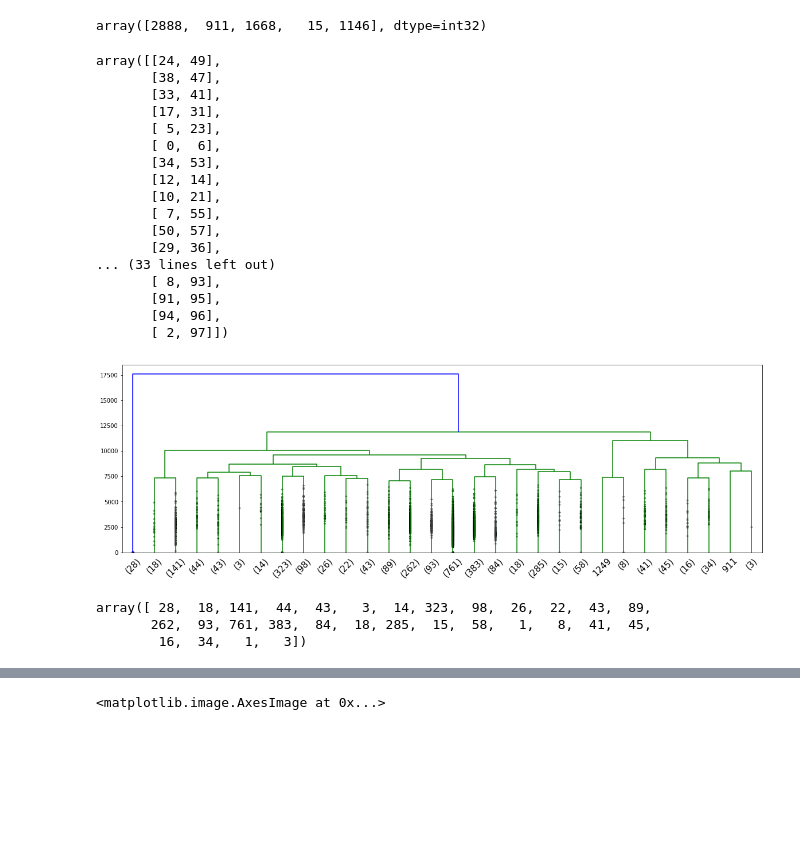
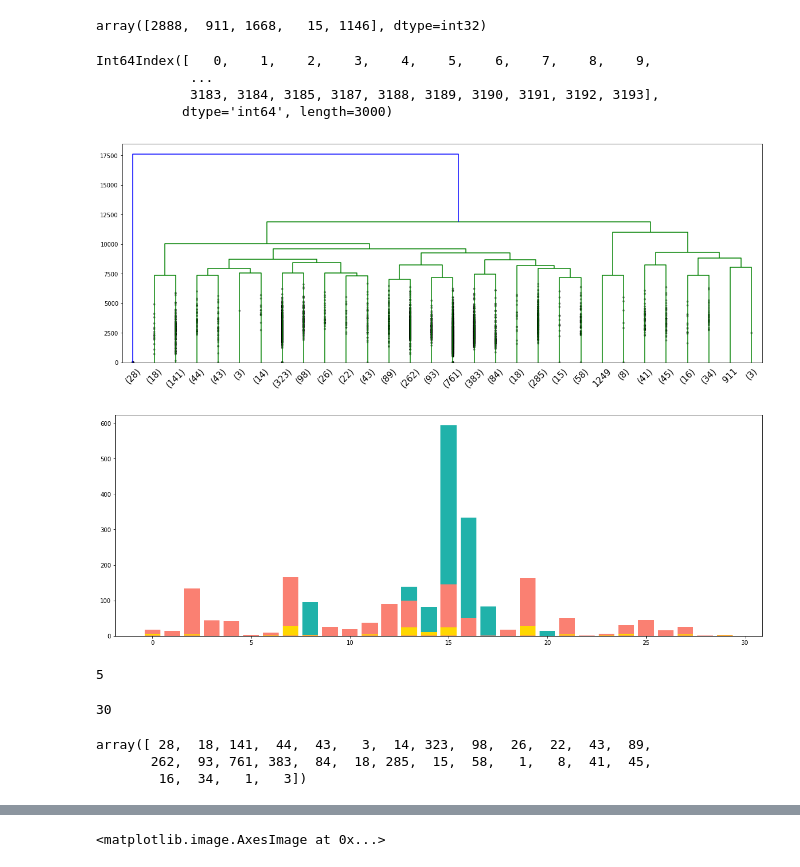
Before and after one commit to kellystroh/Clothing-Classification, a Jupyter notebook: Dendrogram.ipynb, the cells around one changed output, grey strips where cells are left out. Cells and saved outputs as stored; diff of their text form; code cells hidden in the pictures; blank space fills up the shorter version.

Commit message:
finished bar graph

```diff
--- a/Dendrogram.ipynb
+++ b/Dendrogram.ipynb
@@ -359,30 +243,46 @@ leaves_list(Z)[2995:3001]
 array([2888,  911, 1668,   15, 1146], dtype=int32)
 # %%
 Z = linkage(bw_wearables[0:3000], 'complete')
-# %%
-Z[:,0:2].astype(int)
-# %% [output]
-array([[24, 49],
-       [38, 47],
-       [33, 41],
-       [17, 31],
-       [ 5, 23],
-       [ 0,  6],
-       [34, 53],
-       [12, 14],
-       [10, 21],
-       [ 7, 55],
-       [50, 57],
-       [29, 36],
-... (33 lines left out)
-       [ 8, 93],
-       [91, 95],
-       [94, 96],
-       [ 2, 97]])
+# %%
+Z_idx = wearable_df[0:3000].index
+Z_idx
+# %% [output]
+Int64Index([   0,    1,    2,    3,    4,    5,    6,    7,    8,    9,
+            ...
+            3183, 3184, 3185, 3187, 3188, 3189, 3190, 3191, 3192, 3193],
+           dtype='int64', length=3000)
 # %%
-plt.figure(figsize=(20,6))
+plt.figure(figsize=(20,7))
 den = dendrogram(Z, truncate_mode='lastp', p=30,
            leaf_rotation=45, leaf_font_size=15,
            show_contracted=True, show_leaf_counts=True)
 # %% [output]
-[figure, old version]
+[figure, new version]
+# %%
+fig, ax = plt.subplots(figsize=(20,7))
+#plt.gca().invert_xaxis()
+
+p1 = ax.bar(np.arange(num_g), app_list, color= "#20B2AA")
+p2 = ax.bar(np.arange(num_g), acc_list, bottom=app, color = "#FA8072")
+p3 = ax.bar(np.arange(num_g), shoe_list, bottom=acc, color= "#FFD700")
+# %% [output]
+[figure, added]
+# %%
+num_g = len(leaf_groups)
+leaf_categories_by_group[0].count('Apparel')
+# %% [output]
+5
+# %%
+#fig, ax = plt.subplots(figsize=(20,7))
+app_list = []
+acc_list = []
+shoe_list = []
+for g in range(len(leaf_groups)):
+    app = leaf_categories_by_group[g].count('Apparel')
+    app_list.append(app)
+    acc = leaf_categories_by_group[g].count('Accessories')
+    acc_list.append(acc)
+    shoe = leaf_categories_by_group[g].count('Footwear')
+    shoe_list.append(shoe)
+# %% [output]
+30
@@ -389,7 +297,9 @@ den = dendrogram(Z, truncate_mode='lastp', p=30,
 # %%
 sizes = np.concatenate([np.ones(Z.shape[0]+1), Z[:,3]]).astype(int)
-sizes[den['leaves']]
+count_leaves = sizes[den['leaves']]
-# %% [output]
-array([ 28,  18, 141,  44,  43,   3,  14, 323,  98,  26,  22,  43,  89,
-       262,  93, 761, 383,  84,  18, 285,  15,  58,   1,   8,  41,  45,
-        16,  34,   1,   3])
+# %%
+count_leaves
+# %% [output]
+array([ 28,  18, 141,  44,  43,   3,  14, 323,  98,  26,  22,  43,  89,
+       262,  93, 761, 383,  84,  18, 285,  15,  58,   1,   8,  41,  45,
+        16,  34,   1,   3])
```
Also changed, not shown: parts of 22 cells of this notebook.
